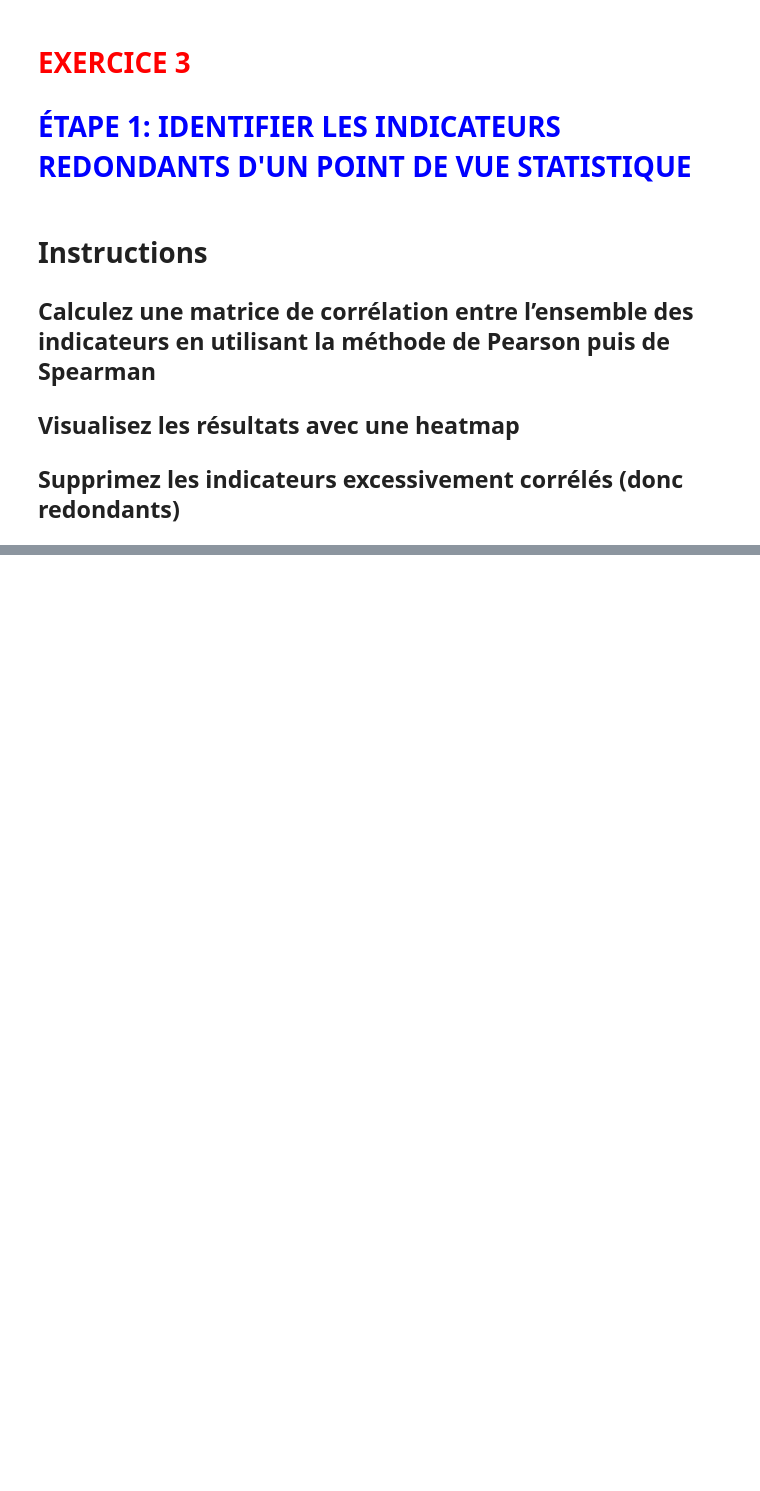
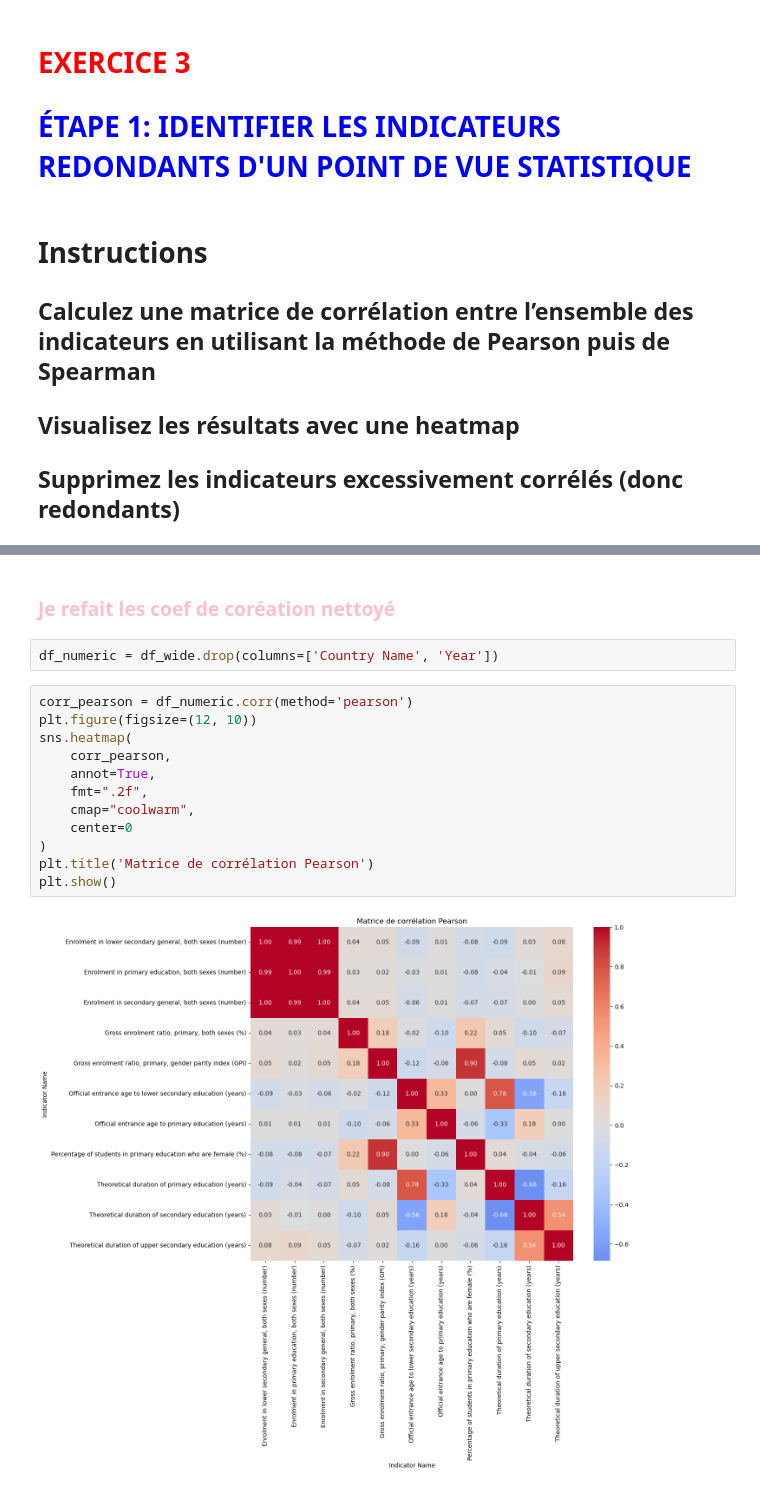
Before and after one commit to SafiaData/OpenclassroomsProjet2, a Jupyter notebook: PROJET 2 OPENCLASSROOMS .ipynb, the cells around one changed output, grey strips where cells are left out. Cells and saved outputs as stored; diff of their text form; blank space fills up the shorter version.

```diff
--- a/PROJET 2 OPENCLASSROOMS .ipynb
+++ b/PROJET 2 OPENCLASSROOMS .ipynb
@@ -1914,0 +1981,18 @@ df_wide.head()
+# %% [markdown]
+### <span style="color:pink">Je refait les coef de coréation nettoyé
+# %%
+df_numeric = df_wide.drop(columns=['Country Name', 'Year'])
+# %%
+corr_pearson = df_numeric.corr(method='pearson')
+plt.figure(figsize=(12, 10))
+sns.heatmap(
+    corr_pearson,
+    annot=True,
+    fmt=".2f",
+    cmap="coolwarm",
+    center=0
+)
+plt.title('Matrice de corrélation Pearson')
+plt.show()
+# %% [output]
+[figure, added]
```
Also changed, not shown: parts of 15 cells of this notebook.
